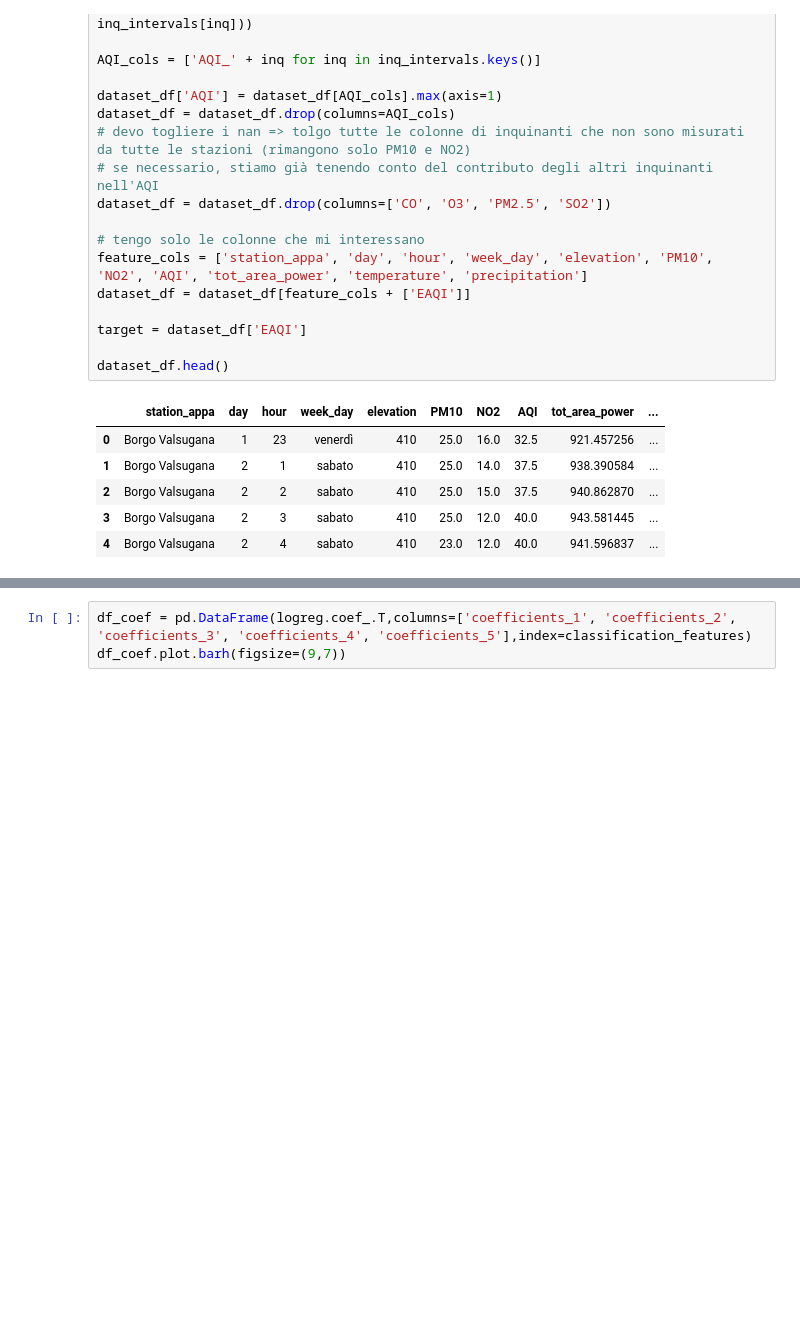
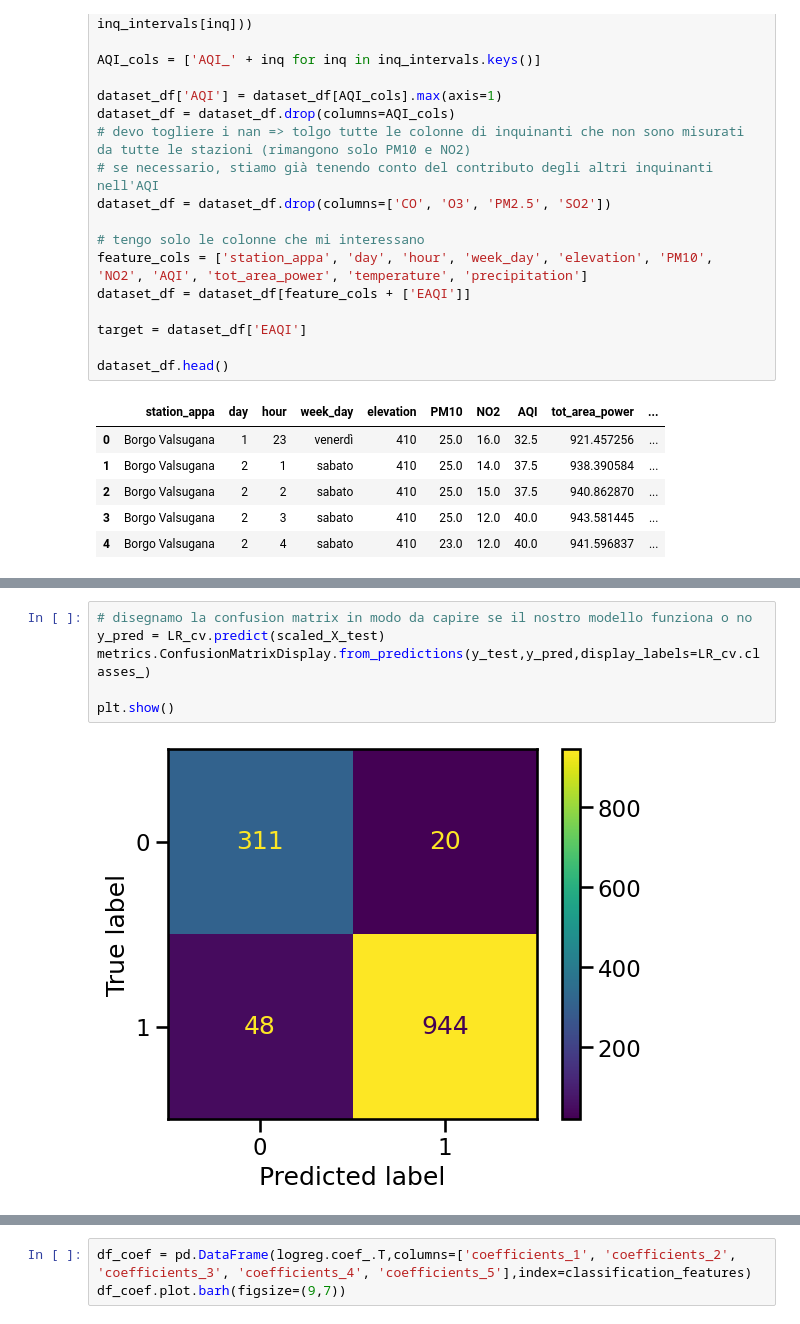
Before and after one commit to CarloDegasperi/DataScience, a Jupyter notebook: notebooks/classification/04_logistic_regression.ipynb, the cells around one changed output, grey strips where cells are left out. Drawn from its saved outputs; the diff is of its cells as text; blank space fills up the shorter version.

```diff
--- a/notebooks/classification/04_logistic_regression.ipynb
+++ b/notebooks/classification/04_logistic_regression.ipynb
@@ -174,0 +170,8 @@ LogisticRegressionCV(cv=5, max_iter=1000, scoring='accuracy')
+# %%
+# disegnamo la confusion matrix in modo da capire se il nostro modello funziona o no
+y_pred = LR_cv.predict(scaled_X_test)
+metrics.ConfusionMatrixDisplay.from_predictions(y_test,y_pred,display_labels=LR_cv.classes_)
+
+plt.show()
+# %% [output]
+[figure, added]
```
Also changed, not shown: parts of 28 cells of this notebook, 7 other files.
